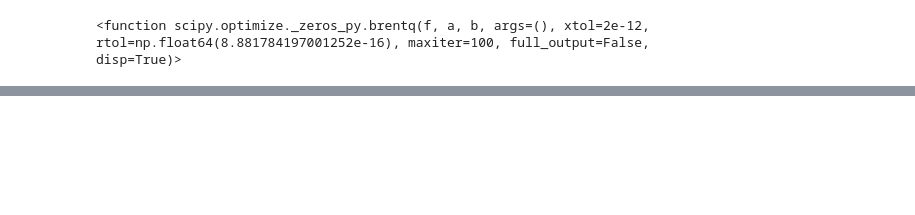
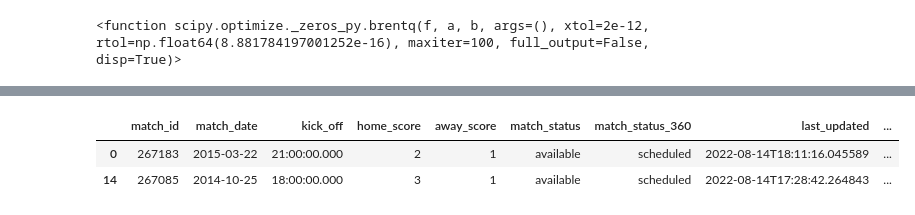
Before and after one commit to lailaamin70/Passing-Networks, a Jupyter notebook: Passing Networks.ipynb, the cells around one changed output, grey strips where cells are left out. Cells and saved outputs as stored; diff of their text form; code cells hidden in the pictures; blank space fills up the shorter version.

```diff
--- a/Passing Networks.ipynb
+++ b/Passing Networks.ipynb
@@ -30,0 +132,19 @@ FULL_MATCH_THRESHOLD = 100
+# %%
+#El Classico
+
+el_classico = matches_df[
+    (
+        (matches_df["home_team"] == "Barcelona") &
+        (matches_df["away_team"] == "Real Madrid")
+    )
+    |
+    (
+        (matches_df["home_team"] == "Real Madrid") &
+        (matches_df["away_team"] == "Barcelona")
+    )
+]
+el_classico
+# %% [output]
+|  | match_id | match_date | kick_off | home_score | away_score | match_status | match_status_360 | last_updated | ... |
+| 0 | 267183 | 2015-03-22 | 21:00:00.000 | 2 | 1 | available | scheduled | 2022-08-14T18:11:16.045589 | ... |
+| 14 | 267085 | 2014-10-25 | 18:00:00.000 | 3 | 1 | available | scheduled | 2022-08-14T17:28:42.264843 | ... |
```
Also changed, not shown: parts of 13 cells of this notebook.
